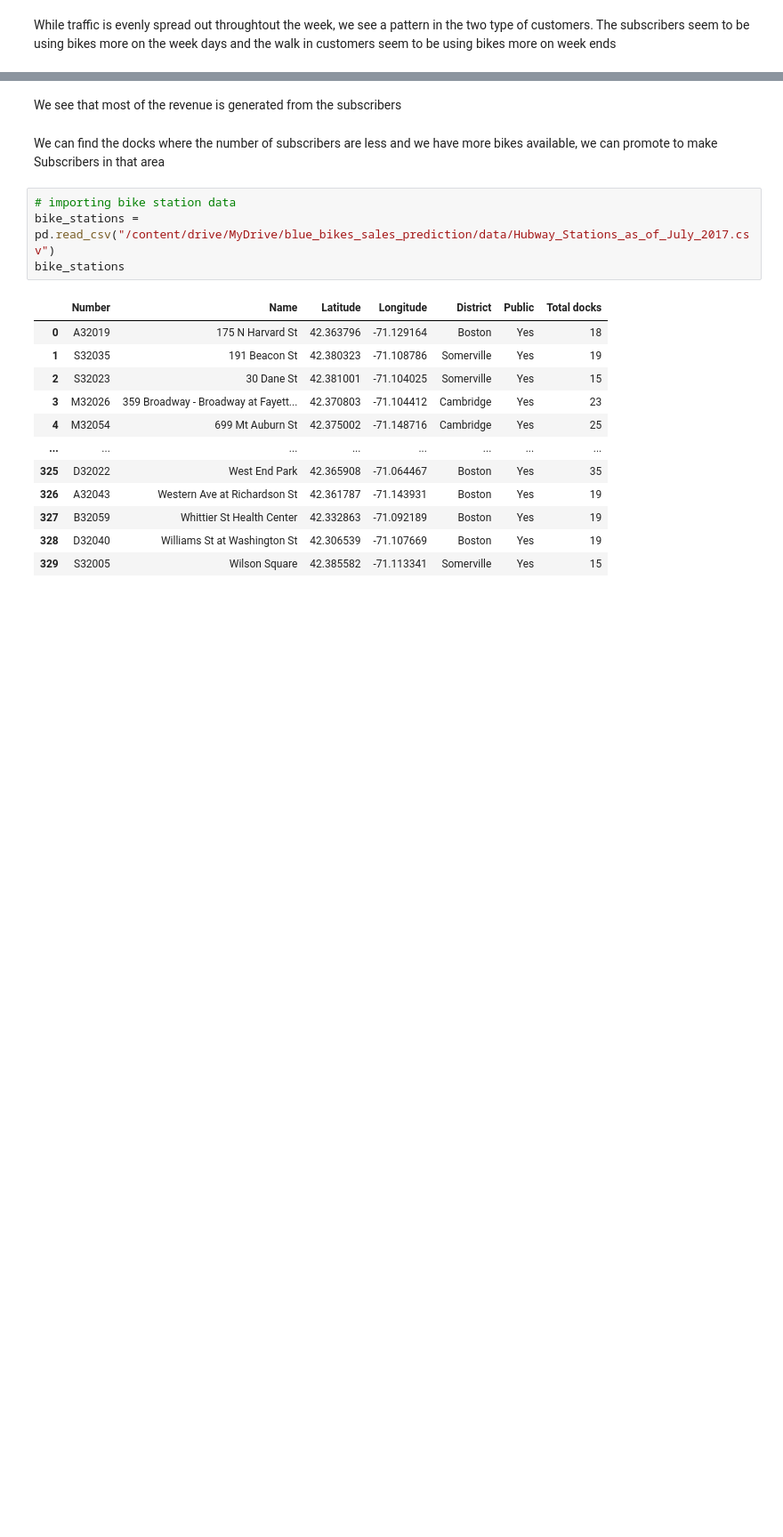
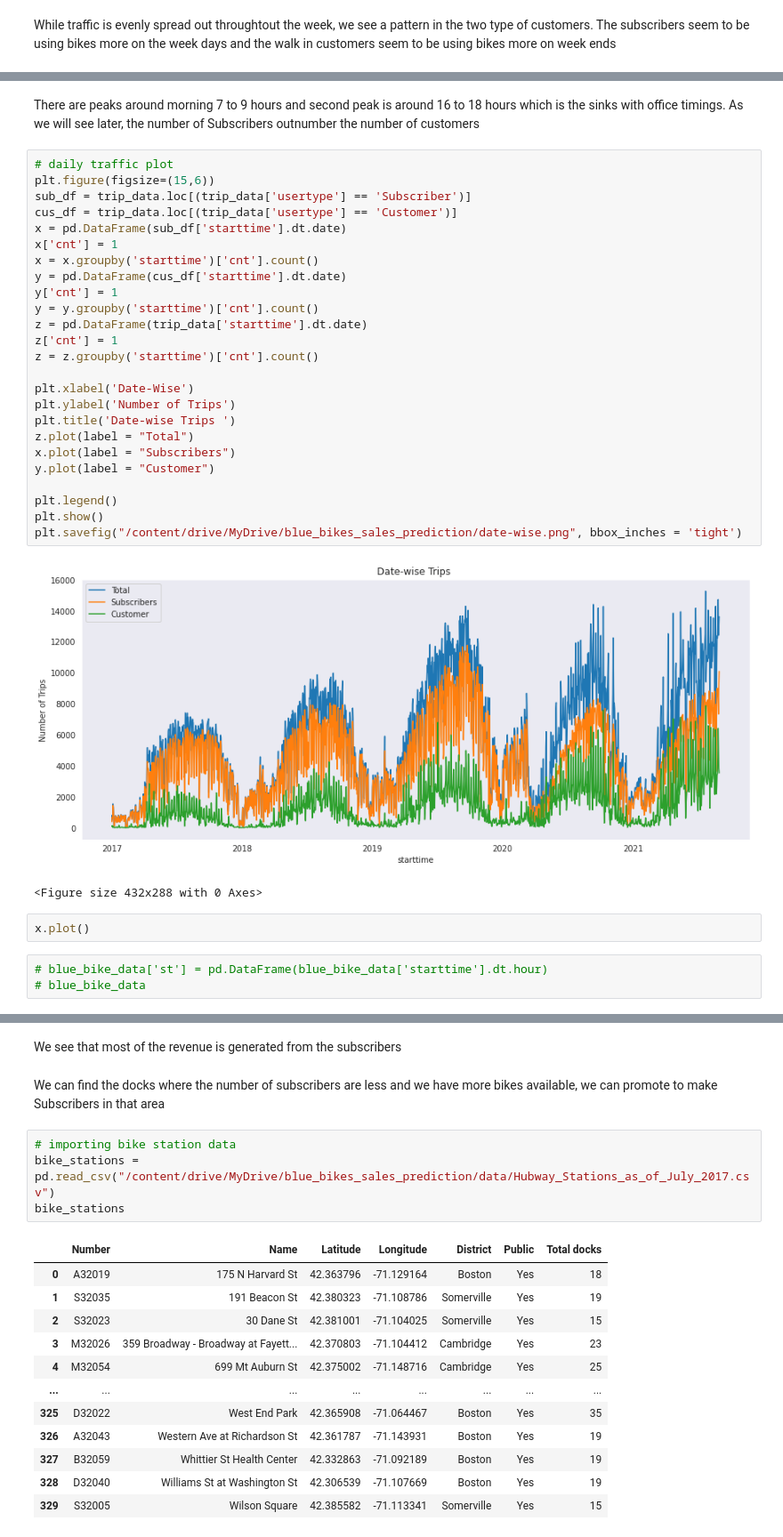
Before and after one commit to sharmasapna/Bluebike_Traffic_Forecasting, a Jupyter notebook: bluebikes_eda.ipynb, the cells around one changed output, grey strips where cells are left out. Shown at 89% size. Saved outputs shown, nothing was run; the diff lists cells and outputs as text; blank space fills up the shorter version.

```diff
--- a/bluebikes_eda.ipynb
+++ b/bluebikes_eda.ipynb
@@ -187,0 +232,35 @@ While traffic is evenly spread out throughtout the week, we see a pattern in the
+# %% [markdown]
+There are peaks around morning 7 to 9 hours and second peak is around 16 to 18 hours which is the sinks with office timings. As we will see later, the number of Subscribers outnumber the number of customers
+# %%
+# daily traffic plot
+plt.figure(figsize=(15,6))
+sub_df = trip_data.loc[(trip_data['usertype'] == 'Subscriber')]
+cus_df = trip_data.loc[(trip_data['usertype'] == 'Customer')]
+x = pd.DataFrame(sub_df['starttime'].dt.date)
+x['cnt'] = 1
+x = x.groupby('starttime')['cnt'].count()
+y = pd.DataFrame(cus_df['starttime'].dt.date)
+y['cnt'] = 1
+y = y.groupby('starttime')['cnt'].count()
+z = pd.DataFrame(trip_data['starttime'].dt.date)
+z['cnt'] = 1
+z = z.groupby('starttime')['cnt'].count()
+
+plt.xlabel('Date-Wise')
+plt.ylabel('Number of Trips')
+plt.title('Date-wise Trips ')
+z.plot(label = "Total")
+x.plot(label = "Subscribers")
+y.plot(label = "Customer")
+
+plt.legend()
+plt.show()
+plt.savefig("/content/drive/MyDrive/blue_bikes_sales_prediction/date-wise.png", bbox_inches = 'tight')
+# %% [output]
+[figure, added]
+<Figure size 432x288 with 0 Axes>
+# %%
+x.plot()
+# %%
+# blue_bike_data['st'] = pd.DataFrame(blue_bike_data['starttime'].dt.hour)
+# blue_bike_data
```
Also changed, not shown: parts of 23 cells of this notebook.
